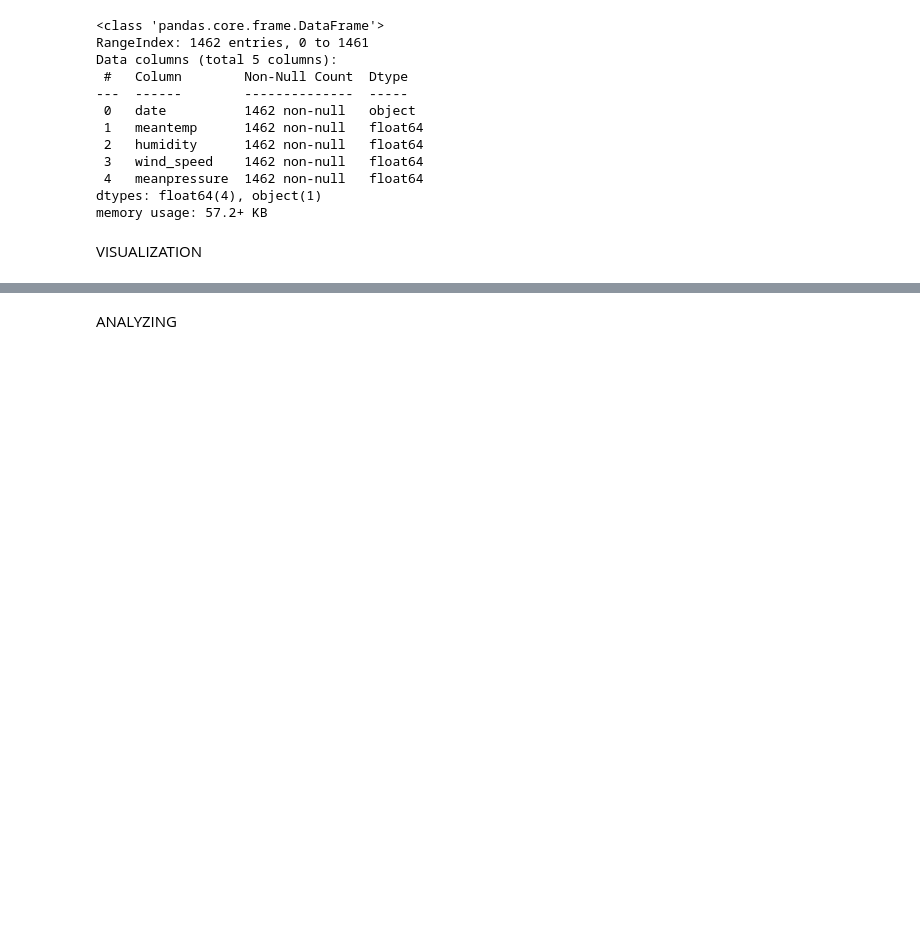
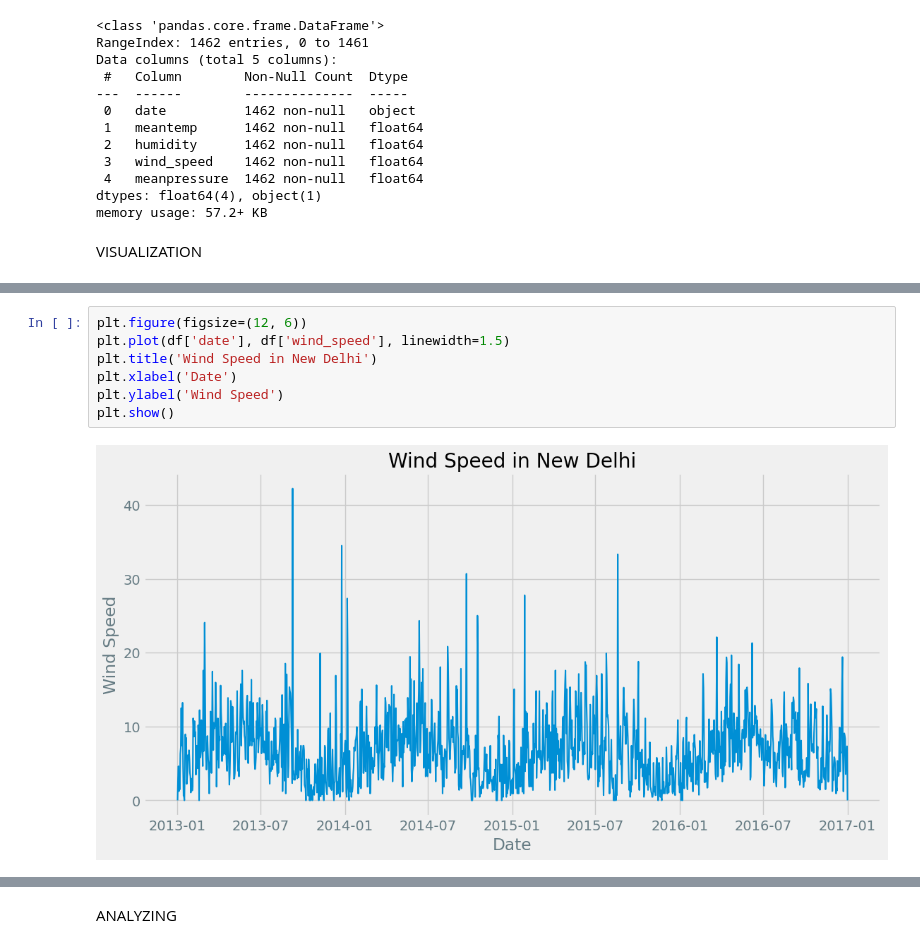
Before and after one commit to tranvietcuong03/weather_forecasting, a Jupyter notebook: main.ipynb, the cells around one changed output, grey strips where cells are left out. Saved outputs shown, nothing was run; the diff lists cells and outputs as text; blank space fills up the shorter version.

```diff
--- a/main.ipynb
+++ b/main.ipynb
@@ -65,0 +72,9 @@ fg.show()
+# %%
+plt.figure(figsize=(12, 6))
+plt.plot(df['date'], df['wind_speed'], linewidth=1.5)
+plt.title('Wind Speed in New Delhi')
+plt.xlabel('Date')
+plt.ylabel('Wind Speed')
+plt.show()
+# %% [output]
+[figure, added]
```
Also changed, not shown: parts of 8 cells of this notebook.
